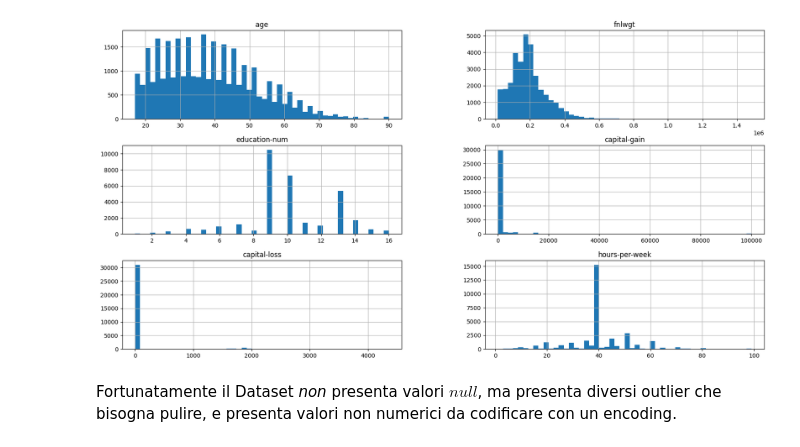
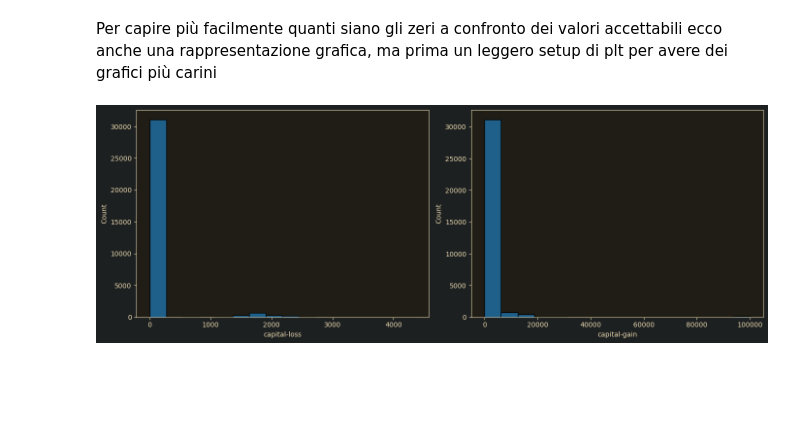
Before and after one commit to umbertofrega/Salary_Prediction, a Jupyter notebook: Notebook.ipynb, the cells around one changed output. Drawn from its saved outputs; the diff is of its cells as text; code cells hidden in the pictures; blank space fills up the shorter version.

```diff
--- a/Notebook.ipynb
+++ b/Notebook.ipynb
@@ -37,14 +47,30 @@ df.describe()
+# %% [markdown]
+Per capire più facilmente quanti siano gli zeri a confronto dei valori accettabili ecco anche una rappresentazione grafica, ma prima un leggero setup di plt per avere dei grafici più carini
+# %%
+import matplotlib.pyplot as plt
+import seaborn as sns
+plt.rcParams.update({
+    'figure.facecolor': '#1d2021',
+    'axes.facecolor': '#201d16',
+    'axes.edgecolor': '#ebdbb2',
+    'axes.labelcolor': '#ebdbb2',
+    'xtick.color': '#ebdbb2',
+    'ytick.color': '#ebdbb2',
+    'text.color': '#ebdbb2',
+    'axes.titlecolor': '#ebdbb2',
+    'grid.color': '#3c3836',
+})
+# %%
+plt.figure(figsize=(14, 5))
+plt.subplot(1, 2, 1)
+sns.histplot(df["capital-loss"])
+
+plt.subplot(1, 2, 2)
+sns.histplot(df["capital-gain"], kde=False)
+
+plt.tight_layout()
+plt.show()
+# %% [output]
+[figure, added]
 # %%
 df.isnull().all()
-# %%
-%matplotlib inline
-import matplotlib.pyplot as plt
-
-
-df.hist(bins=50, figsize=(20,10))
-#save_fig("attribute_histogram_plots")
-plt.show()
-# %% [output]
-[figure, removed]
-# %% [markdown]
-Fortunatamente il Dataset _non_ presenta valori $null$, ma presenta diversi outlier che bisogna pulire, e presenta valori non numerici da codificare con un encoding.
```
Also changed, not shown: parts of 28 cells of this notebook.
